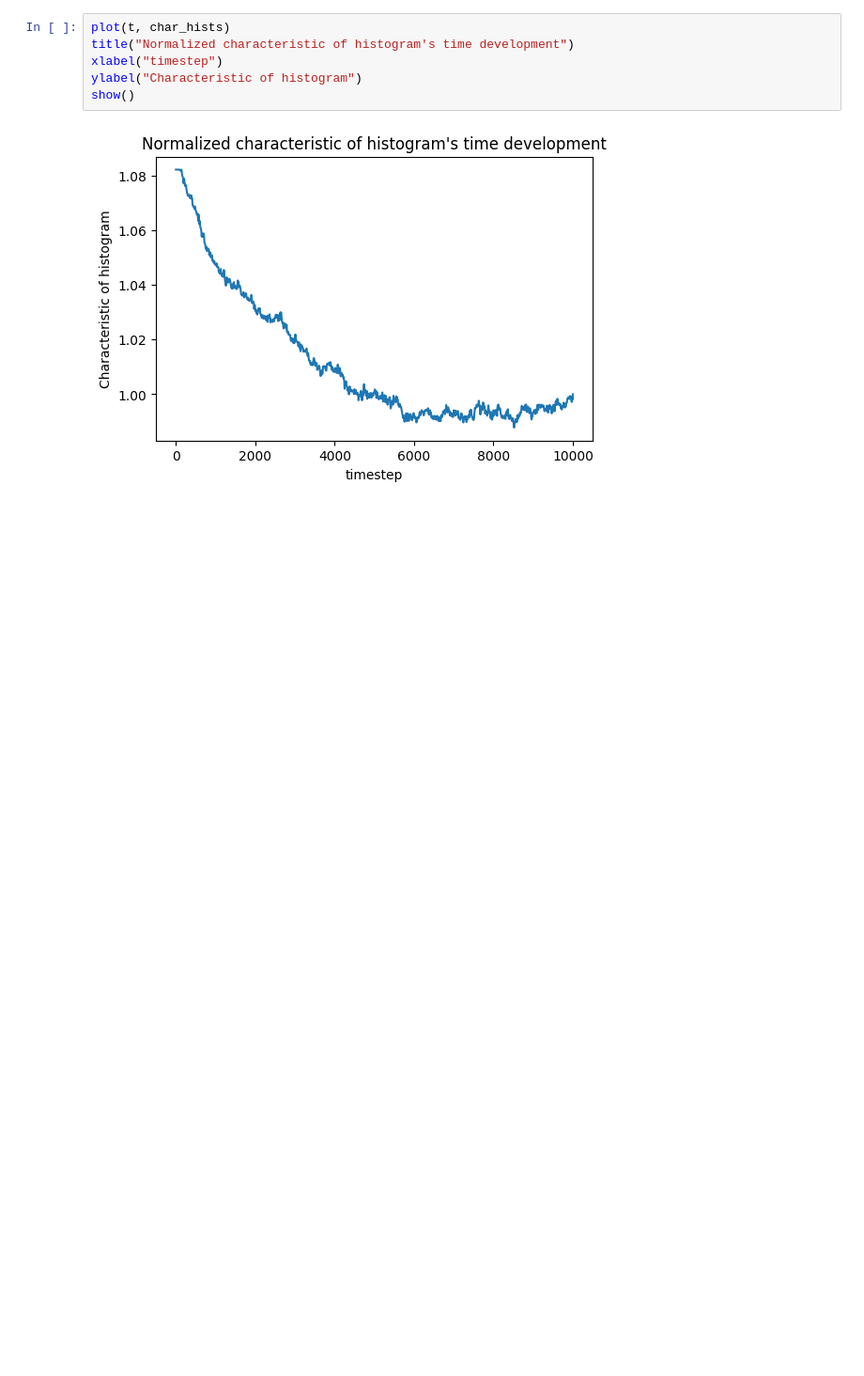
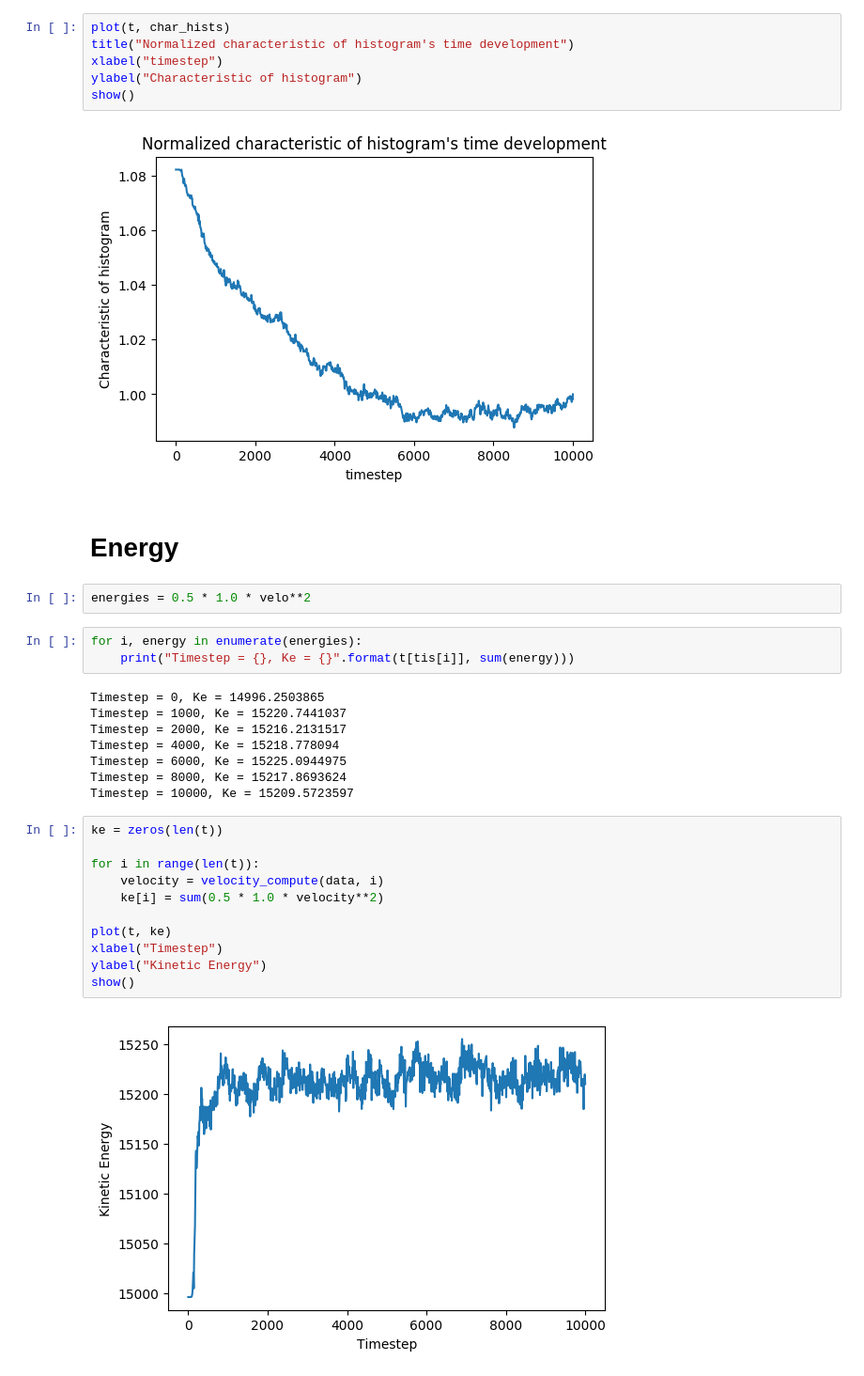
Before and after one commit to auduntre/FYS4460, a Jupyter notebook: Project1/velocity_historgram.ipynb, the cells around one changed output. Shown at 94% size. Drawn from its saved outputs; the diff is of its cells as text; blank space fills up the shorter version.

Commit message:
kinetic energy plot

```diff
--- a/Project1/velocity_historgram.ipynb
+++ b/Project1/velocity_historgram.ipynb
@@ -105,3 +105,31 @@ ylabel("Characteristic of histogram")
 show()
 # %% [output]
 [figure]
+# %% [markdown]
+# Energy
+# %%
+energies = 0.5 * 1.0 * velo**2
+# %%
+for i, energy in enumerate(energies):
+    print("Timestep = {}, Ke = {}".format(t[tis[i]], sum(energy)))
+# %% [output]
+Timestep = 0, Ke = 14996.2503865
+Timestep = 1000, Ke = 15220.7441037
+Timestep = 2000, Ke = 15216.2131517
+Timestep = 4000, Ke = 15218.778094
+Timestep = 6000, Ke = 15225.0944975
+Timestep = 8000, Ke = 15217.8693624
+Timestep = 10000, Ke = 15209.5723597
+# %%
+ke = zeros(len(t))
+
+for i in range(len(t)):
+    velocity = velocity_compute(data, i)
+    ke[i] = sum(0.5 * 1.0 * velocity**2)
+
+plot(t, ke)
+xlabel("Timestep")
+ylabel("Kinetic Energy")
+show()
+# %% [output]
+[figure, added]
```
